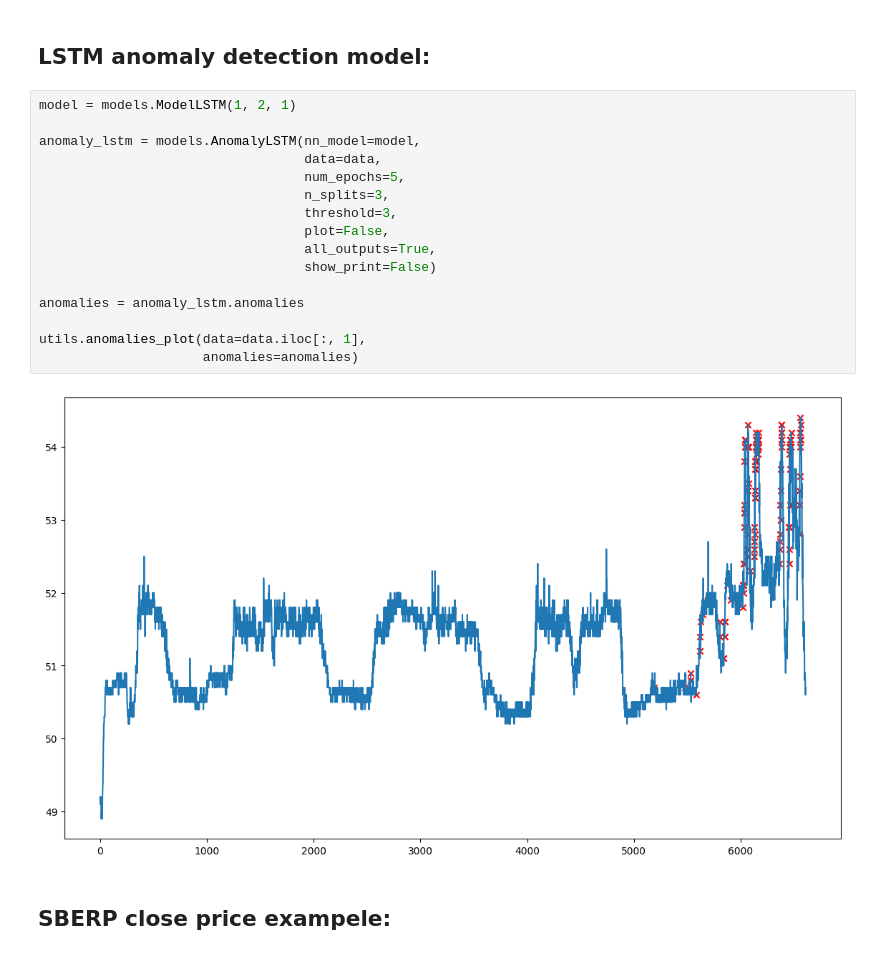
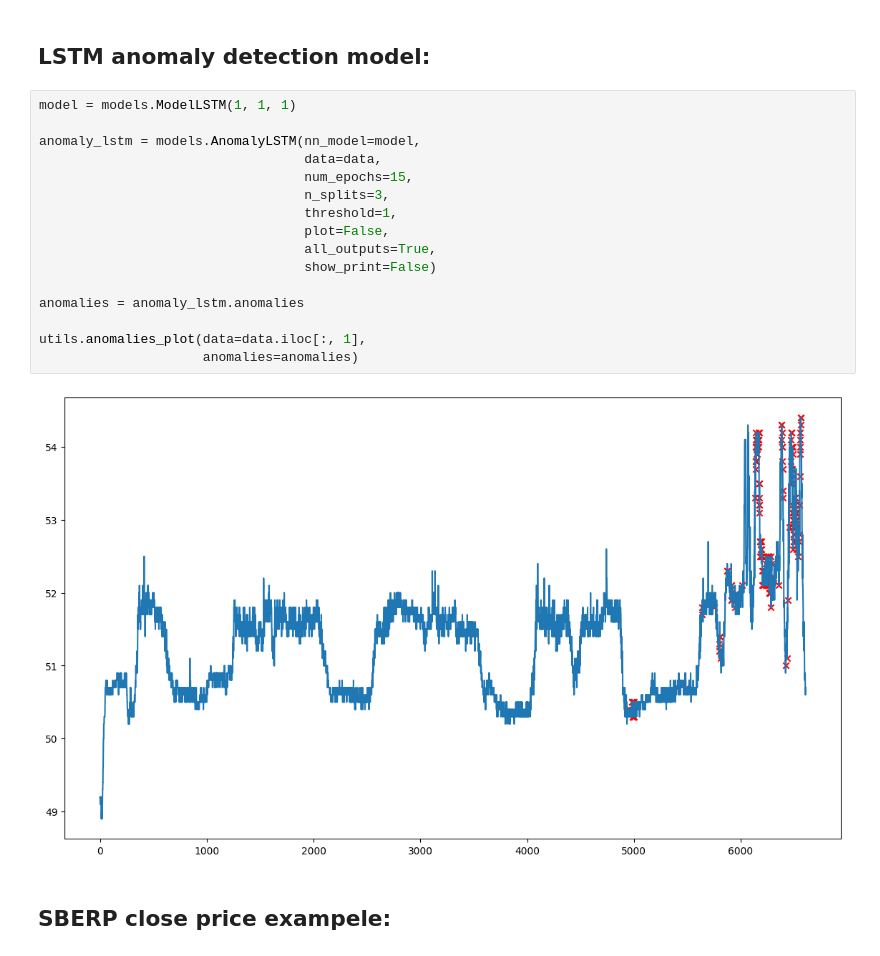
Before and after one commit to DefaultMaxim/anomaly-detection, a Jupyter notebook: example.ipynb, the cells around one changed output. Cells and saved outputs as stored; diff of their text form.

```diff
--- a/example.ipynb
+++ b/example.ipynb
@@ -81,23 +81,23 @@ utils.anomalies_plot(data=data.iloc[:, 1],
 # %% [markdown]
 ## LSTM anomaly detection model:
 # %%
-model = models.ModelLSTM(1, 2, 1)
+model = models.ModelLSTM(1, 1, 1)
 
 anomaly_lstm = models.AnomalyLSTM(nn_model=model,
                                   data=data,
-                                  num_epochs=5,
+                                  num_epochs=15,
                                   n_splits=3,
-                                  threshold=3,
+                                  threshold=1,
                                   plot=False,
                                   all_outputs=True,
                                   show_print=False)
 
 anomalies = anomaly_lstm.anomalies
 
 utils.anomalies_plot(data=data.iloc[:, 1],
                      anomalies=anomalies)
 # %% [output]
-[figure, old version]
+[figure, new version]
 # %% [markdown]
 ## SBERP close price exampele:
 # %%
```
Also changed, not shown: parts of 1 cell of this notebook.
